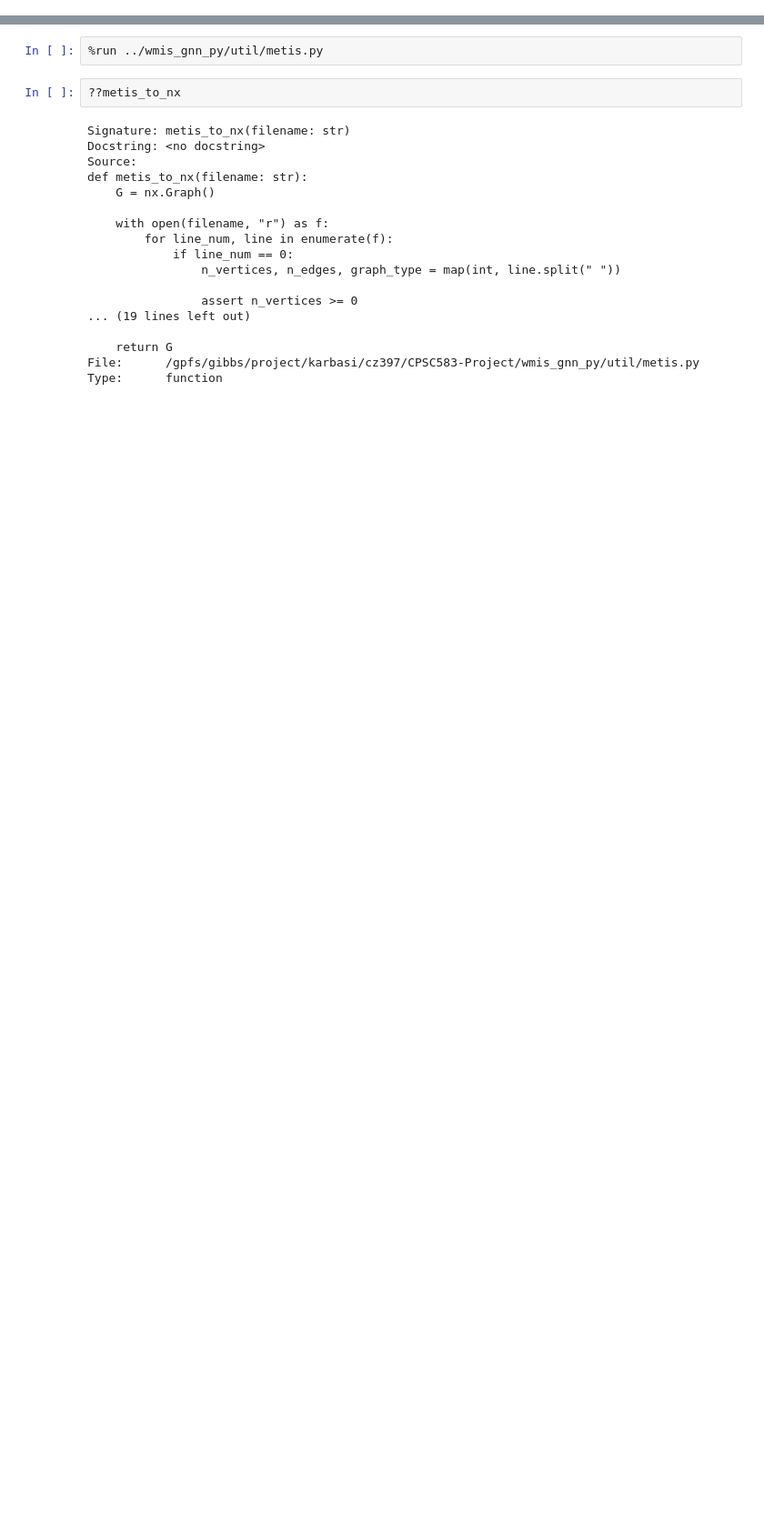
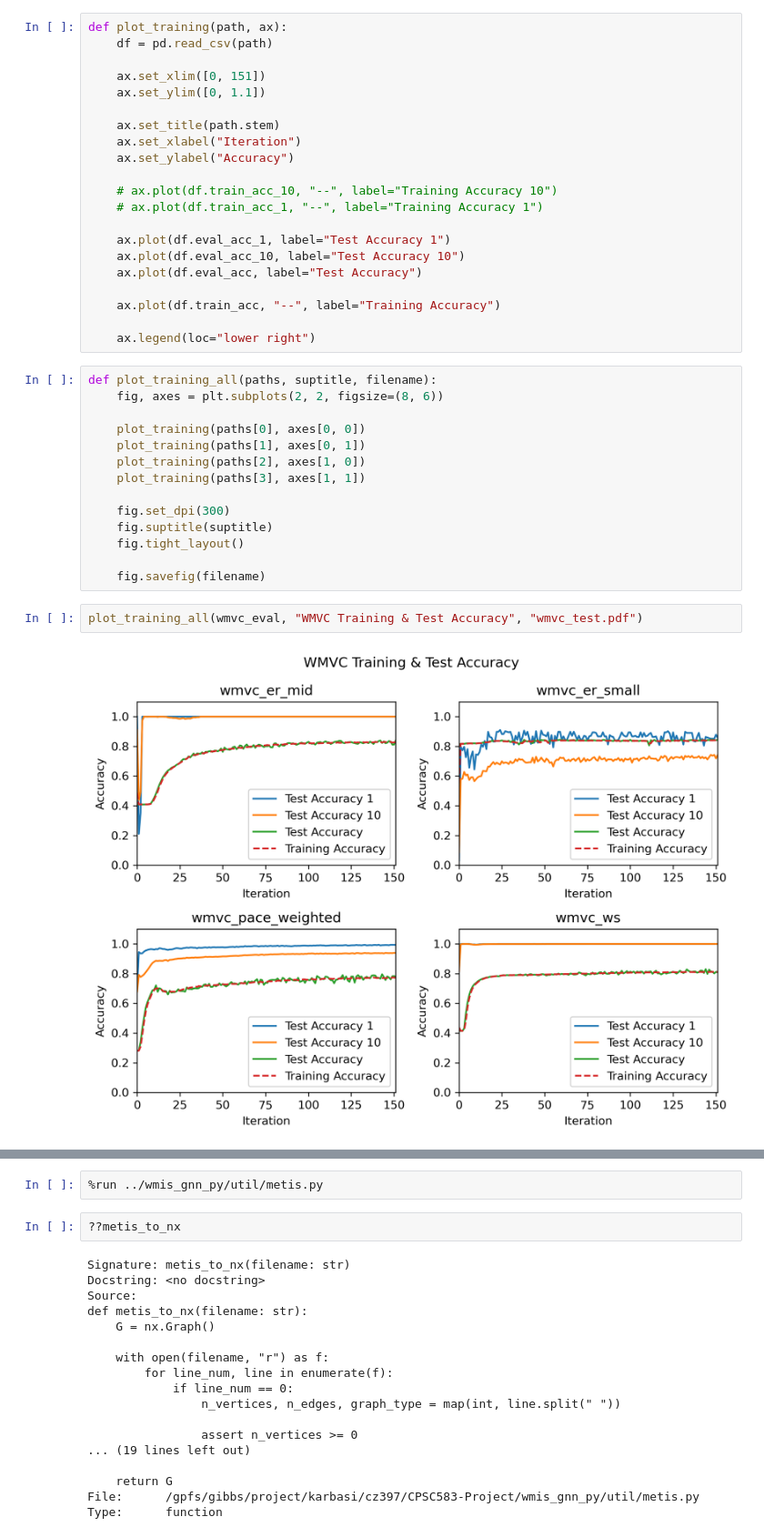
Before and after one commit to felix-cfzhou/CPSC583-Project, a Jupyter notebook: notebooks/analysis.ipynb, the cells around one changed output, grey strips where cells are left out. Shown at 91% size. Drawn from its saved outputs; the diff is of its cells as text; blank space fills up the shorter version.

```diff
--- a/notebooks/analysis.ipynb
+++ b/notebooks/analysis.ipynb
@@ -12,0 +154,39 @@ import pathlib
+# %%
+def plot_training(path, ax):
+    df = pd.read_csv(path)
+
+    ax.set_xlim([0, 151])
+    ax.set_ylim([0, 1.1])
+
+    ax.set_title(path.stem)
+    ax.set_xlabel("Iteration")
+    ax.set_ylabel("Accuracy")
+
+    # ax.plot(df.train_acc_10, "--", label="Training Accuracy 10")
+    # ax.plot(df.train_acc_1, "--", label="Training Accuracy 1")
+
+    ax.plot(df.eval_acc_1, label="Test Accuracy 1")
+    ax.plot(df.eval_acc_10, label="Test Accuracy 10")
+    ax.plot(df.eval_acc, label="Test Accuracy")
+
+    ax.plot(df.train_acc, "--", label="Training Accuracy")
+
+    ax.legend(loc="lower right")
+# %%
+def plot_training_all(paths, suptitle, filename):
+    fig, axes = plt.subplots(2, 2, figsize=(8, 6))
+
+    plot_training(paths[0], axes[0, 0])
+    plot_training(paths[1], axes[0, 1])
+    plot_training(paths[2], axes[1, 0])
+    plot_training(paths[3], axes[1, 1])
+
+    fig.set_dpi(300)
+    fig.suptitle(suptitle)
+    fig.tight_layout()
+
+    fig.savefig(filename)
+# %%
+plot_training_all(wmvc_eval, "WMVC Training & Test Accuracy", "wmvc_test.pdf")
+# %% [output]
+[figure, added]
```
Also changed, not shown: parts of 19 cells of this notebook, 11 other files.
